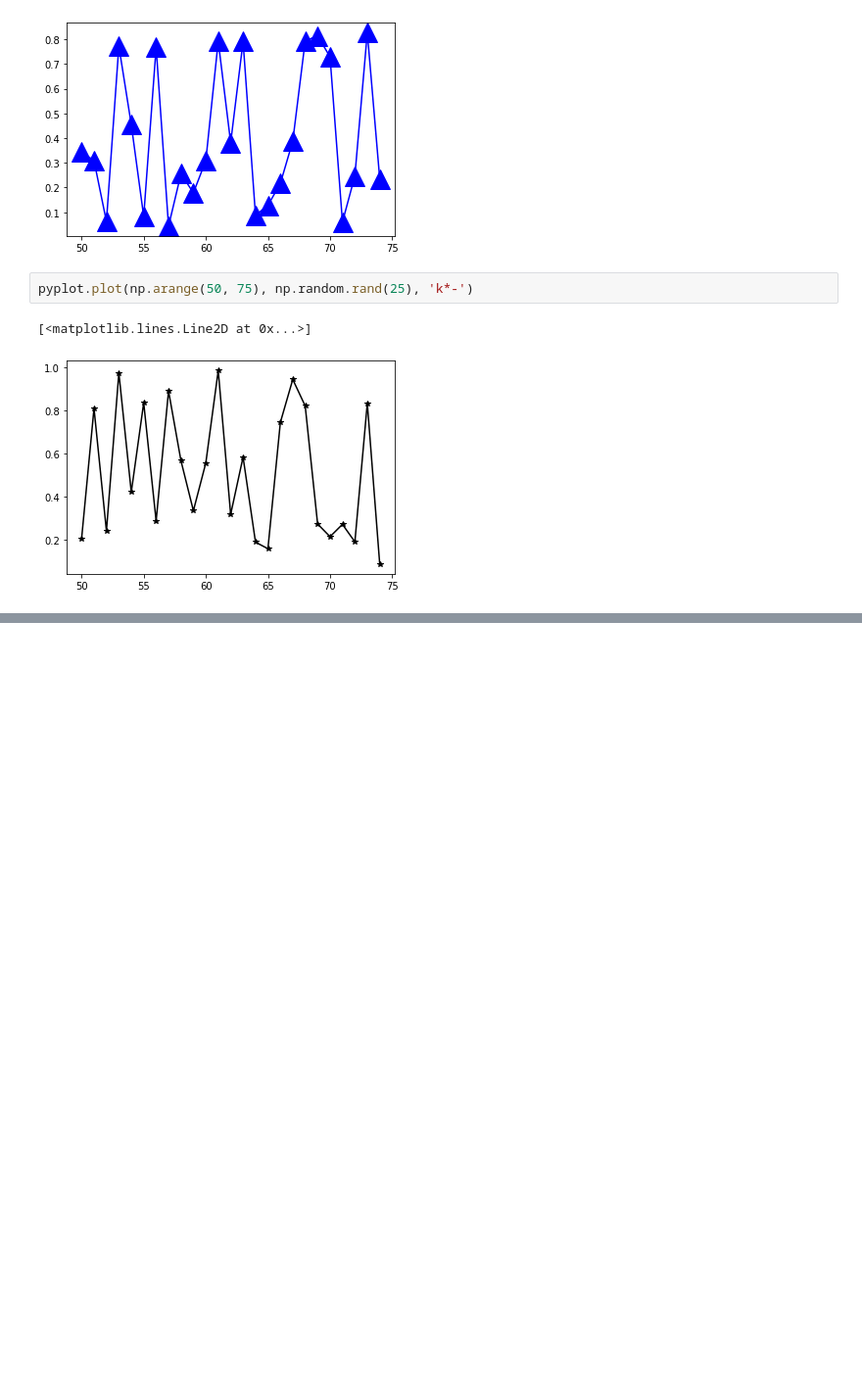
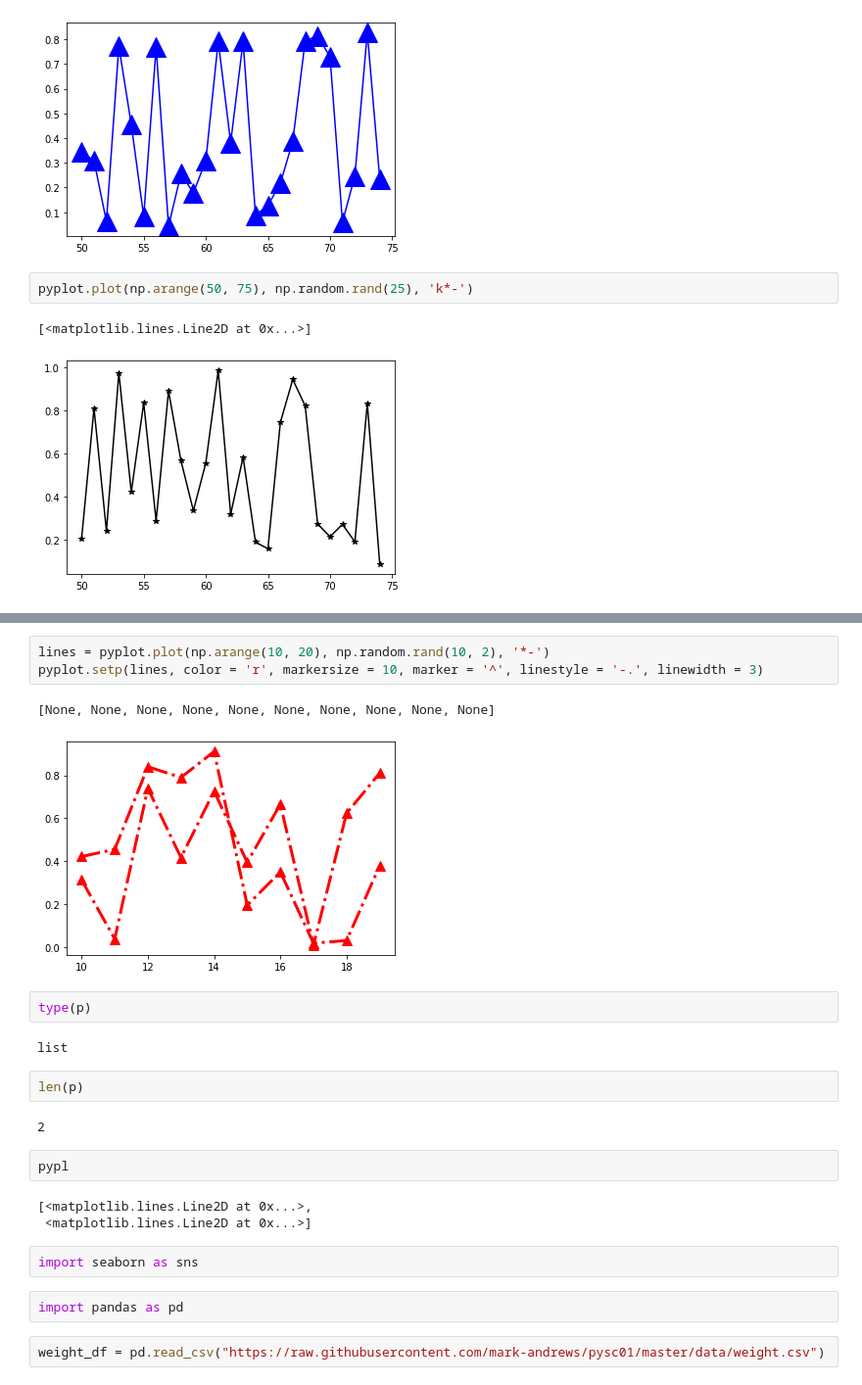
Before and after one commit to mark-andrews/pysc01, a Jupyter notebook: notebooks/data_visualization.ipynb, the cells around one changed output, grey strips where cells are left out. Shown at 98% size. Cells and saved outputs as stored; diff of their text form; blank space fills up the shorter version.

```diff
--- a/notebooks/data_visualization.ipynb
+++ b/notebooks/data_visualization.ipynb
@@ -86,0 +130,25 @@ pyplot.plot(np.arange(50, 75), np.random.rand(25), 'k*-')
+# %%
+lines = pyplot.plot(np.arange(10, 20), np.random.rand(10, 2), '*-')
+pyplot.setp(lines, color = 'r', markersize = 10, marker = '^', linestyle = '-.', linewidth = 3)
+# %% [output]
+[None, None, None, None, None, None, None, None, None, None]
+[figure, added]
+# %%
+type(p)
+# %% [output]
+list
+# %%
+len(p)
+# %% [output]
+2
+# %%
+pypl
+# %% [output]
+[<matplotlib.lines.Line2D at 0x...>,
+ <matplotlib.lines.Line2D at 0x...>]
+# %%
+import seaborn as sns
+# %%
+import pandas as pd
+# %%
+weight_df = pd.read_csv("https://raw.githubusercontent.com/mark-andrews/pysc01/master/data/weight.csv")
```
Also changed, not shown: parts of 36 cells of this notebook, 3 other files.
